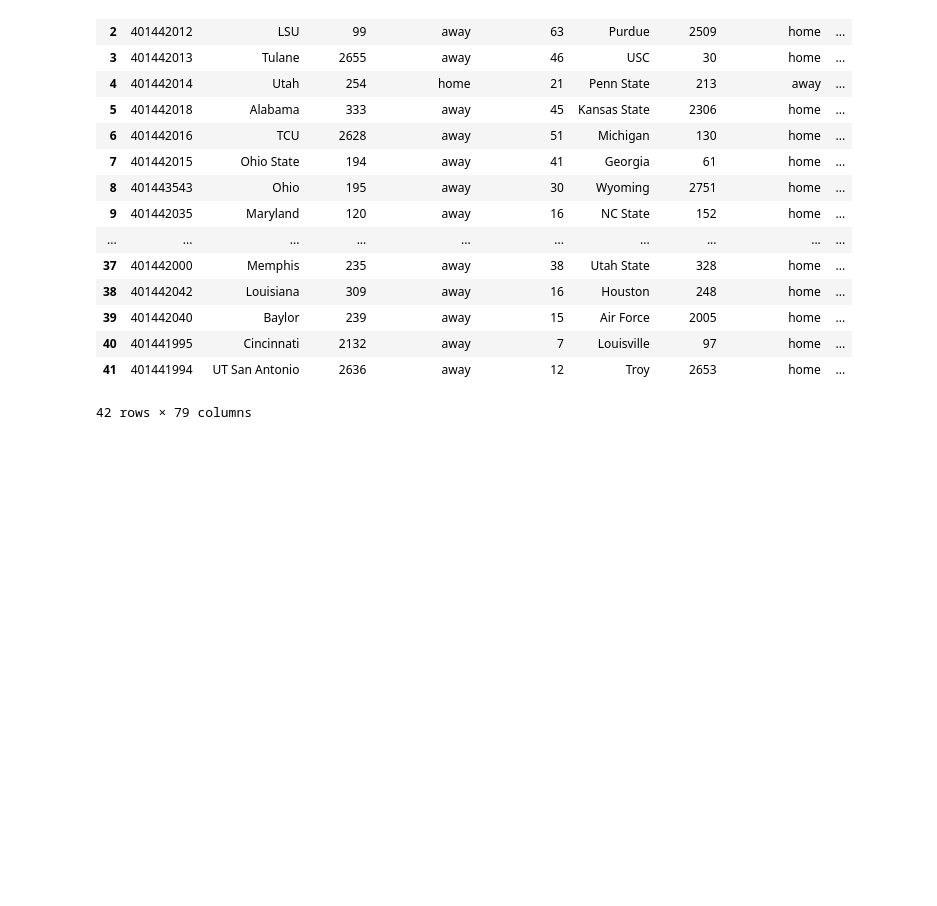
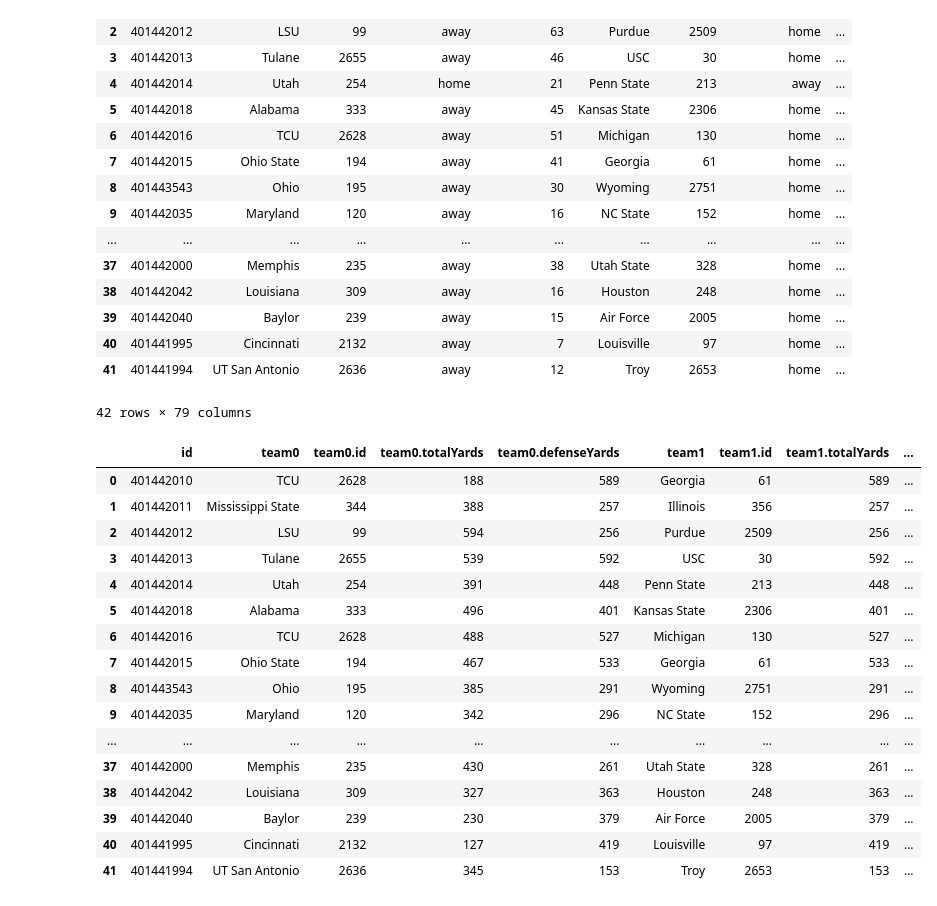
Before and after one commit to r-craig73/cfb_data_wrangling, a Jupyter notebook: cfb_stats_jsons_to_dataframe.ipynb, the cells around one changed output. Saved outputs shown, nothing was run; the diff lists cells and outputs as text; code cells hidden in the pictures; blank space fills up the shorter version.

Commit message:
sort each postseason team total offesnse yards and total defense yards, query team row(s) by teams's id

```diff
--- a/cfb_stats_jsons_to_dataframe.ipynb
+++ b/cfb_stats_jsons_to_dataframe.ipynb
@@ -231,3 +231,30 @@ cfb_postseason_games
 | 40 | 401441995 | Cincinnati | 2132 | away | 7 | Louisville | 97 | home | ... |
 | 41 | 401441994 | UT San Antonio | 2636 | away | 12 | Troy | 2653 | home | ... |
 42 rows × 79 columns
+# %%
+# create a DataFrame by each team and display the teams's total offense
+# id | team0 | team0.points | team0.totalYards | team0.totalDefenseYards |
+# team1 | team1.points | team1.totalYards | team1.totalDefenseYards
+cfb_postseason_total_Yards = cfb_postseason_games[['id', 'team0', 'team0.id', 'team0.totalYards', 'team1.totalYards',
+                                                  'team1', 'team1.id', 'team1.totalYards', 'team0.totalYards']]
+cfb_postseason_total_Yards.columns = ['id', 'team0', 'team0.id', 'team0.totalYards', 'team0.defenseYards',
+                                                  'team1', 'team1.id', 'team1.totalYards', 'team1.defenseYards']
+cfb_postseason_total_Yards
+# %% [output]
+|  | id | team0 | team0.id | team0.totalYards | team0.defenseYards | team1 | team1.id | team1.totalYards | ... |
+| 0 | 401442010 | TCU | 2628 | 188 | 589 | Georgia | 61 | 589 | ... |
+| 1 | 401442011 | Mississippi State | 344 | 388 | 257 | Illinois | 356 | 257 | ... |
+| 2 | 401442012 | LSU | 99 | 594 | 256 | Purdue | 2509 | 256 | ... |
+| 3 | 401442013 | Tulane | 2655 | 539 | 592 | USC | 30 | 592 | ... |
+| 4 | 401442014 | Utah | 254 | 391 | 448 | Penn State | 213 | 448 | ... |
+| 5 | 401442018 | Alabama | 333 | 496 | 401 | Kansas State | 2306 | 401 | ... |
+| 6 | 401442016 | TCU | 2628 | 488 | 527 | Michigan | 130 | 527 | ... |
+| 7 | 401442015 | Ohio State | 194 | 467 | 533 | Georgia | 61 | 533 | ... |
+| 8 | 401443543 | Ohio | 195 | 385 | 291 | Wyoming | 2751 | 291 | ... |
+| 9 | 401442035 | Maryland | 120 | 342 | 296 | NC State | 152 | 296 | ... |
+| ... | ... | ... | ... | ... | ... | ... | ... | ... | ... |
+| 37 | 401442000 | Memphis | 235 | 430 | 261 | Utah State | 328 | 261 | ... |
+| 38 | 401442042 | Louisiana | 309 | 327 | 363 | Houston | 248 | 363 | ... |
+| 39 | 401442040 | Baylor | 239 | 230 | 379 | Air Force | 2005 | 379 | ... |
+| 40 | 401441995 | Cincinnati | 2132 | 127 | 419 | Louisville | 97 | 419 | ... |
+| 41 | 401441994 | UT San Antonio | 2636 | 345 | 153 | Troy | 2653 | 153 | ... |
```
Also changed, not shown: parts of 2 cells of this notebook.
